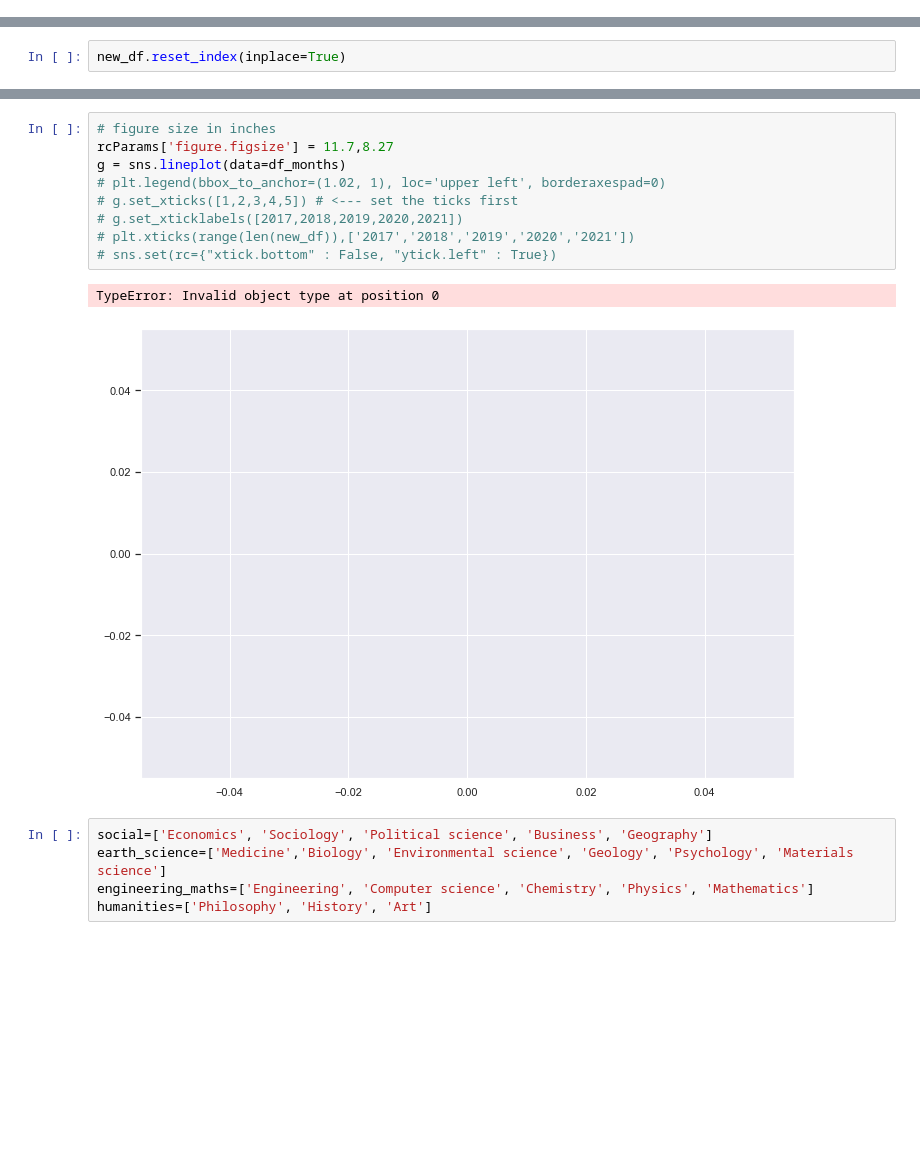
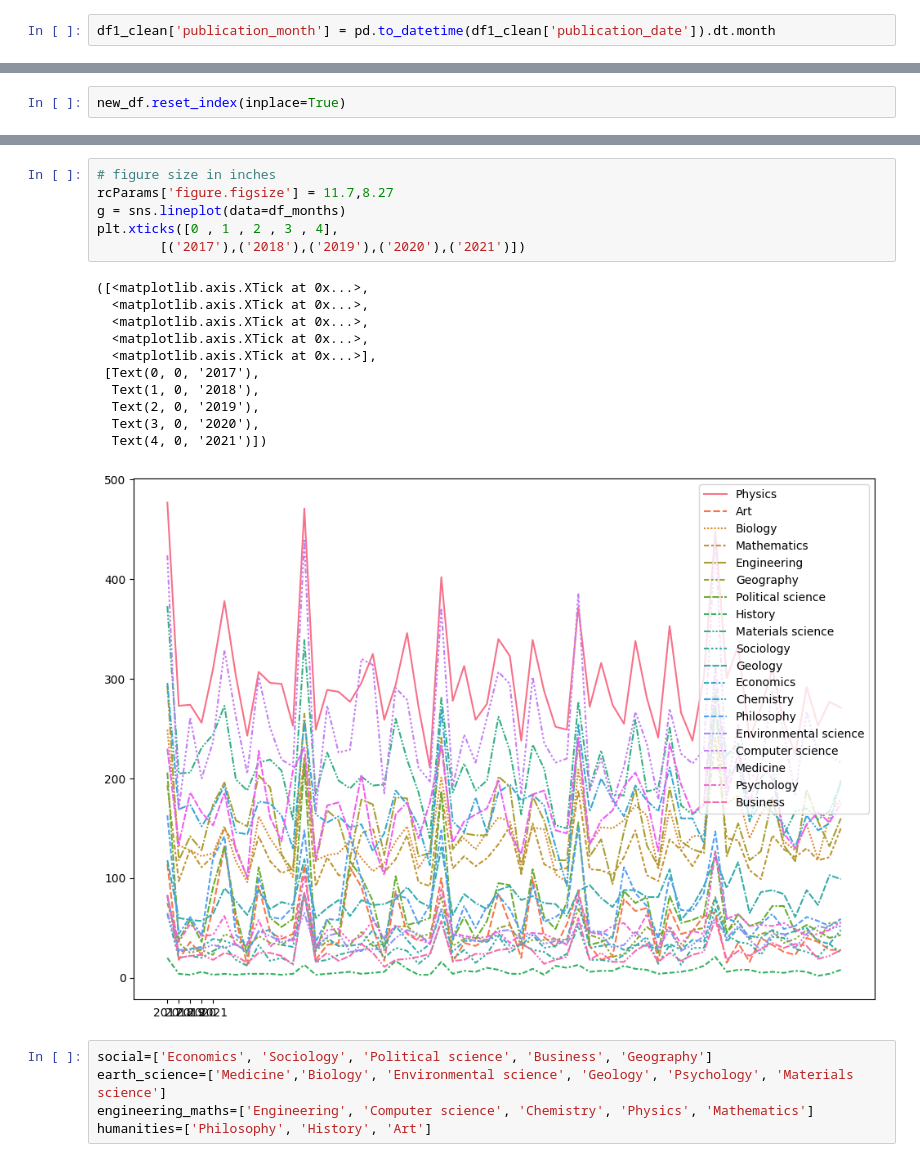
Before and after one commit to bertagrim/grenoble4research, a Jupyter notebook: grenoble4research.ipynb, the cells around one changed output, grey strips where cells are left out. Cells and saved outputs as stored; diff of their text form; blank space fills up the shorter version.

```diff
--- a/grenoble4research.ipynb
+++ b/grenoble4research.ipynb
@@ -176,6 +176,8 @@ memory usage: 1.9+ MB
 df1_clean['publication_date']=pd.to_datetime(df1_clean['publication_date'])
 # %%
 df1_clean['month_year'] = pd.to_datetime(df1_clean['publication_date']).dt.to_period('M')
+# %%
+df1_clean['publication_month'] = pd.to_datetime(df1_clean['publication_date']).dt.month
 # %%
 df1_clean.info()
 # %% [output]
@@ -354,15 +454,21 @@ plt.legend(bbox_to_anchor=(1.02, 1), loc='upper left', borderaxespad=0)
 # %%
 # figure size in inches
 rcParams['figure.figsize'] = 11.7,8.27
 g = sns.lineplot(data=df_months)
-# plt.legend(bbox_to_anchor=(1.02, 1), loc='upper left', borderaxespad=0)
-# g.set_xticks([1,2,3,4,5]) # <--- set the ticks first
-# g.set_xticklabels([2017,2018,2019,2020,2021])
-# plt.xticks(range(len(new_df)),['2017','2018','2019','2020','2021'])
-# sns.set(rc={"xtick.bottom" : False, "ytick.left" : True})
+plt.xticks([0 , 1 , 2 , 3 , 4],
+        [('2017'),('2018'),('2019'),('2020'),('2021')])
 # %% [output]
-TypeError: Invalid object type at position 0
+([<matplotlib.axis.XTick at 0x...>,
+  <matplotlib.axis.XTick at 0x...>,
+  <matplotlib.axis.XTick at 0x...>,
+  <matplotlib.axis.XTick at 0x...>,
+  <matplotlib.axis.XTick at 0x...>],
+ [Text(0, 0, '2017'),
+  Text(1, 0, '2018'),
+  Text(2, 0, '2019'),
+  Text(3, 0, '2020'),
+  Text(4, 0, '2021')])
-[figure, old version]
+[figure, new version]
 # %%
 social=['Economics', 'Sociology', 'Political science', 'Business', 'Geography']
 earth_science=['Medicine','Biology', 'Environmental science', 'Geology', 'Psychology', 'Materials science']
```
Also changed, not shown: parts of 21 cells of this notebook.
